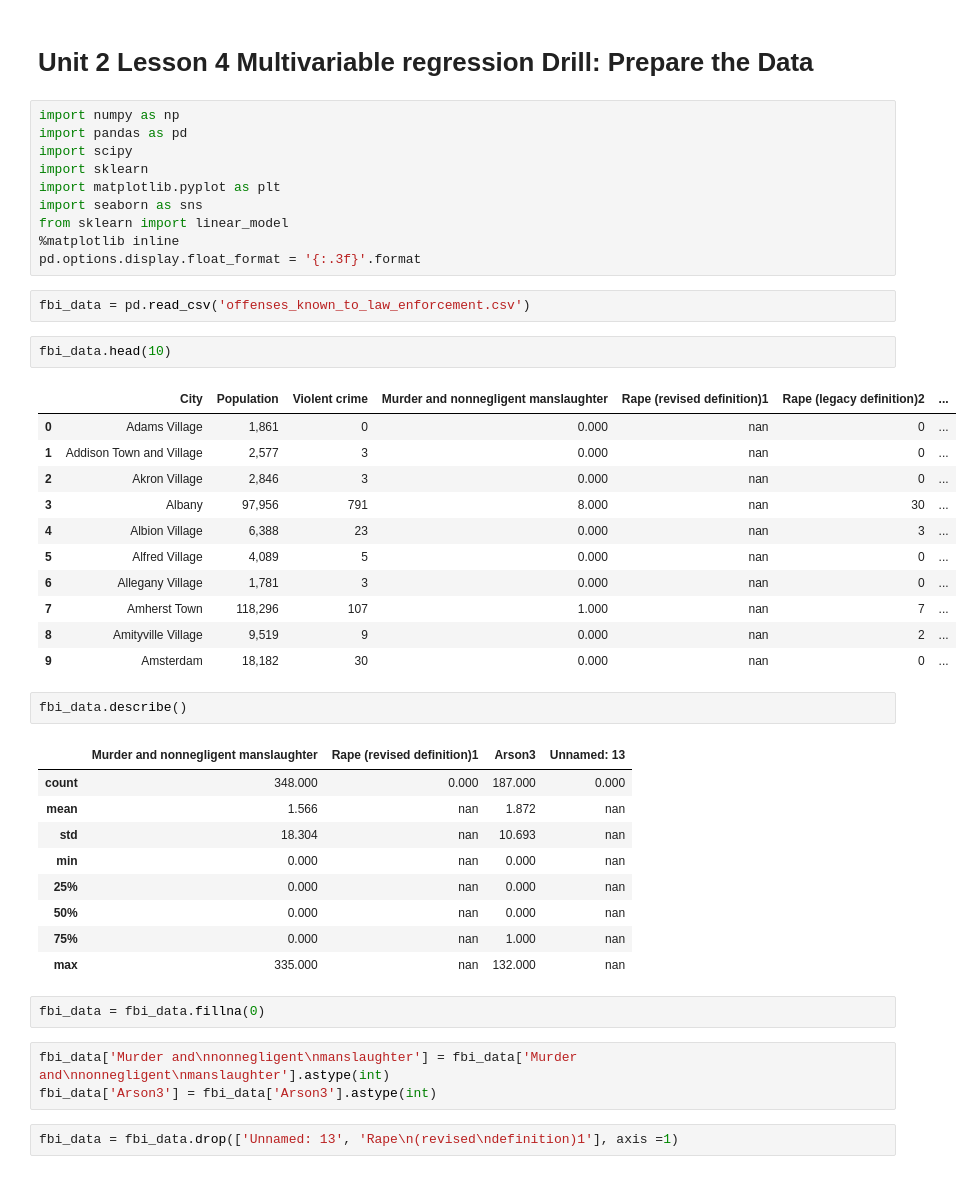
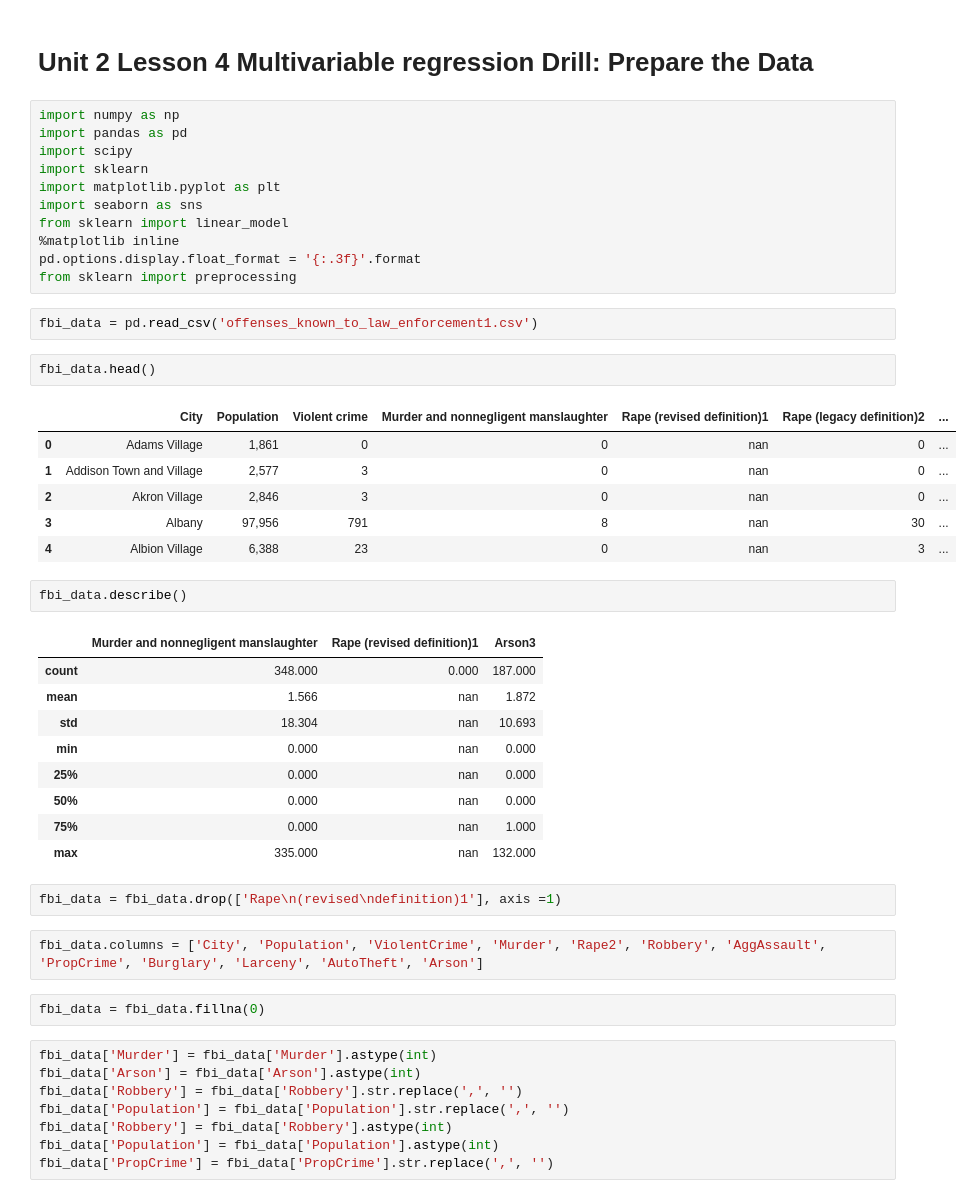
Before and after one commit to efuller11/Thinkful, a Jupyter notebook: Unit 2 Lesson 4 Multivariable regression Drill Prepare the Data.ipynb, the cells around one changed output. Drawn from its saved outputs; the diff is of its cells as text.

```diff
--- a/Unit 2 Lesson 4 Multivariable regression Drill Prepare the Data.ipynb
+++ b/Unit 2 Lesson 4 Multivariable regression Drill Prepare the Data.ipynb
@@ -10,38 +10,41 @@ import seaborn as sns
 from sklearn import linear_model
 %matplotlib inline
 pd.options.display.float_format = '{:.3f}'.format
+from sklearn import preprocessing
 # %%
-fbi_data = pd.read_csv('offenses_known_to_law_enforcement.csv')
+fbi_data = pd.read_csv('offenses_known_to_law_enforcement1.csv')
 # %%
-fbi_data.head(10)
+fbi_data.head()
 # %% [output]
 |  | City | Population | Violent crime | Murder and nonnegligent manslaughter | Rape (revised definition)1 | Rape (legacy definition)2 | ... |
-| 0 | Adams Village | 1,861 | 0 | 0.000 | nan | 0 | ... |
-| 1 | Addison Town and Village | 2,577 | 3 | 0.000 | nan | 0 | ... |
-| 2 | Akron Village | 2,846 | 3 | 0.000 | nan | 0 | ... |
-| 3 | Albany | 97,956 | 791 | 8.000 | nan | 30 | ... |
-| 4 | Albion Village | 6,388 | 23 | 0.000 | nan | 3 | ... |
-| 5 | Alfred Village | 4,089 | 5 | 0.000 | nan | 0 | ... |
-| 6 | Allegany Village | 1,781 | 3 | 0.000 | nan | 0 | ... |
-| 7 | Amherst Town | 118,296 | 107 | 1.000 | nan | 7 | ... |
-| 8 | Amityville Village | 9,519 | 9 | 0.000 | nan | 2 | ... |
-| 9 | Amsterdam | 18,182 | 30 | 0.000 | nan | 0 | ... |
+| 0 | Adams Village | 1,861 | 0 | 0 | nan | 0 | ... |
+| 1 | Addison Town and Village | 2,577 | 3 | 0 | nan | 0 | ... |
+| 2 | Akron Village | 2,846 | 3 | 0 | nan | 0 | ... |
+| 3 | Albany | 97,956 | 791 | 8 | nan | 30 | ... |
+| 4 | Albion Village | 6,388 | 23 | 0 | nan | 3 | ... |
 # %%
 fbi_data.describe()
 # %% [output]
-|  | Murder and nonnegligent manslaughter | Rape (revised definition)1 | Arson3 | Unnamed: 13 |
-| count | 348.000 | 0.000 | 187.000 | 0.000 |
-| mean | 1.566 | nan | 1.872 | nan |
-| std | 18.304 | nan | 10.693 | nan |
-| min | 0.000 | nan | 0.000 | nan |
-| 25% | 0.000 | nan | 0.000 | nan |
-| 50% | 0.000 | nan | 0.000 | nan |
-| 75% | 0.000 | nan | 1.000 | nan |
-| max | 335.000 | nan | 132.000 | nan |
+|  | Murder and nonnegligent manslaughter | Rape (revised definition)1 | Arson3 |
+| count | 348.000 | 0.000 | 187.000 |
+| mean | 1.566 | nan | 1.872 |
+| std | 18.304 | nan | 10.693 |
+| min | 0.000 | nan | 0.000 |
+| 25% | 0.000 | nan | 0.000 |
+| 50% | 0.000 | nan | 0.000 |
+| 75% | 0.000 | nan | 1.000 |
+| max | 335.000 | nan | 132.000 |
+# %%
+fbi_data = fbi_data.drop(['Rape\n(revised\ndefinition)1'], axis =1)
+# %%
+fbi_data.columns = ['City', 'Population', 'ViolentCrime', 'Murder', 'Rape2', 'Robbery', 'AggAssault', 'PropCrime', 'Burglary', 'Larceny', 'AutoTheft', 'Arson']
 # %%
 fbi_data = fbi_data.fillna(0)
-# %%
-fbi_data['Murder and\nnonnegligent\nmanslaughter'] = fbi_data['Murder and\nnonnegligent\nmanslaughter'].astype(int)
-fbi_data['Arson3'] = fbi_data['Arson3'].astype(int)
-# %%
-fbi_data = fbi_data.drop(['Unnamed: 13', 'Rape\n(revised\ndefinition)1'], axis =1)
+# %%
+fbi_data['Murder'] = fbi_data['Murder'].astype(int)
+fbi_data['Arson'] = fbi_data['Arson'].astype(int)
+fbi_data['Robbery'] = fbi_data['Robbery'].str.replace(',', '')
+fbi_data['Population'] = fbi_data['Population'].str.replace(',', '')
+fbi_data['Robbery'] = fbi_data['Robbery'].astype(int)
+fbi_data['Population'] = fbi_data['Population'].astype(int)
+fbi_data['PropCrime'] = fbi_data['PropCrime'].str.replace(',', '')
```
Also changed, not shown: parts of 4 cells of this notebook, 6 other files.
